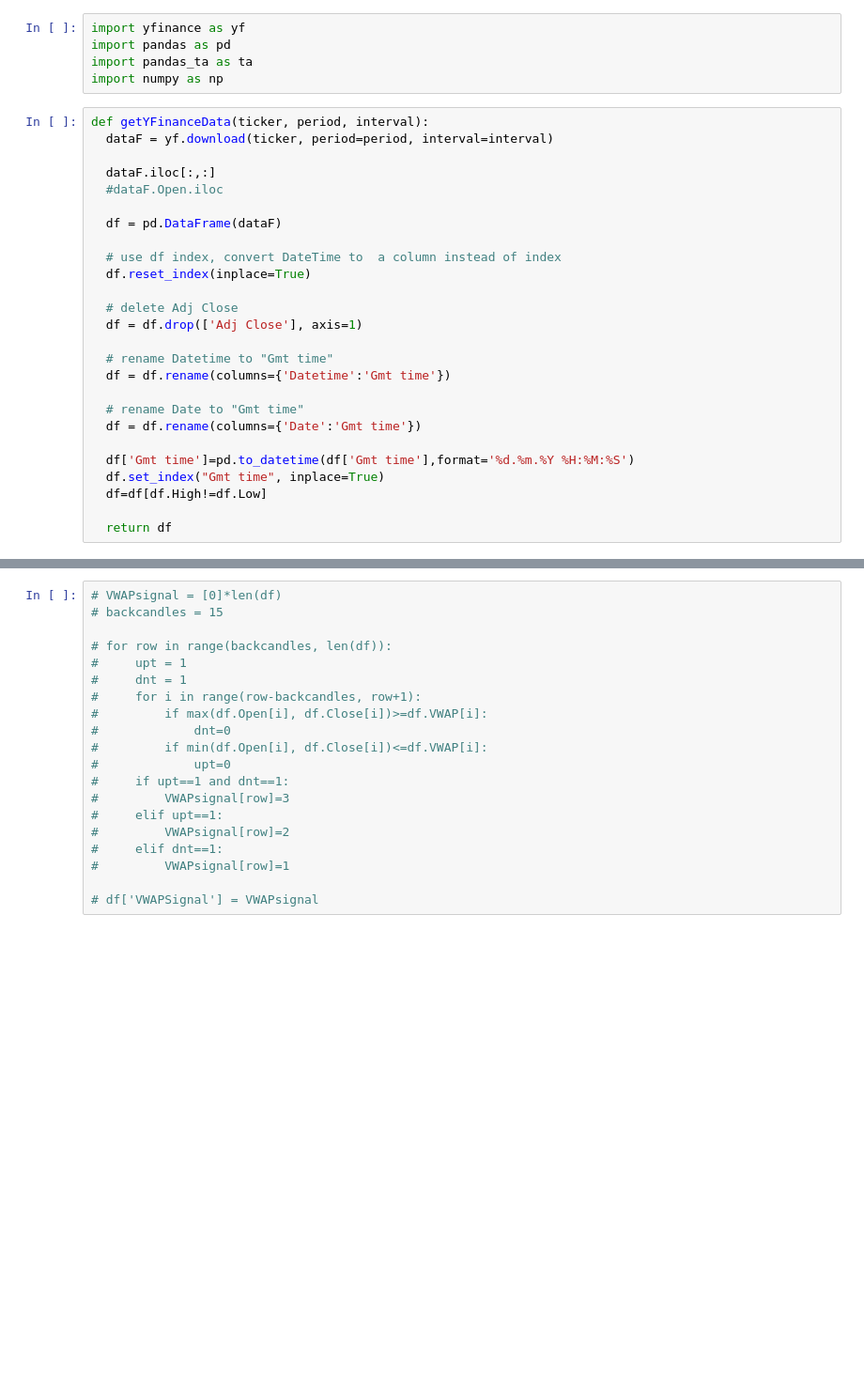
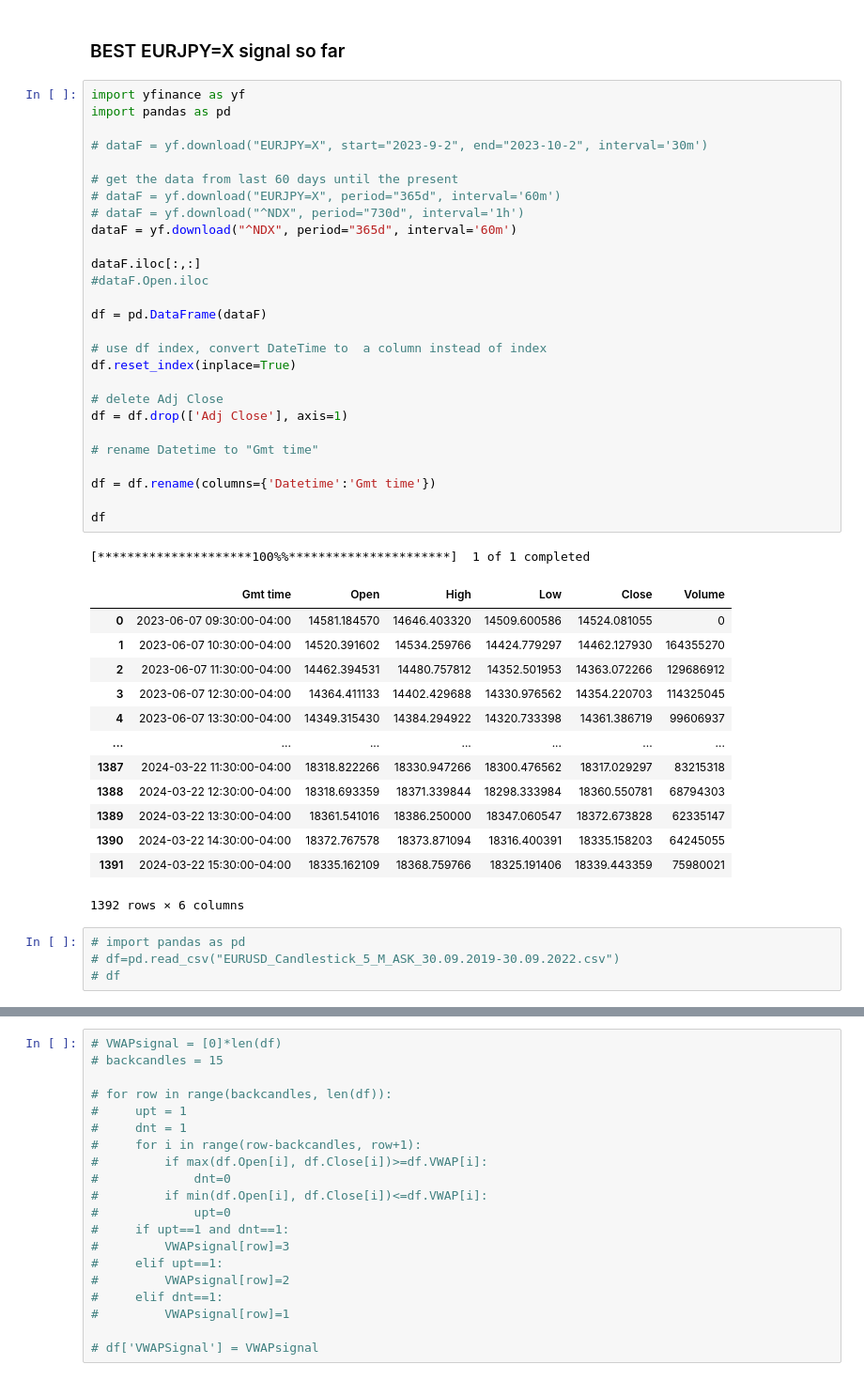
Before and after one commit to pointmekin/quant-trading-backtests, a Jupyter notebook: macd strategy/macd-march-2024.ipynb, the cells around one changed output, grey strips where cells are left out. Shown at 94% size. Cells and saved outputs as stored; diff of their text form; blank space fills up the shorter version.

```diff
--- a/macd strategy/macd-march-2024.ipynb
+++ b/macd strategy/macd-march-2024.ipynb
@@ -1,31 +1,48 @@
+# %% [markdown]
+### BEST EURJPY=X signal so far
 # %%
 import yfinance as yf
 import pandas as pd
-import pandas_ta as ta
-import numpy as np
+
+# dataF = yf.download("EURJPY=X", start="2023-9-2", end="2023-10-2", interval='30m')
+
+# get the data from last 60 days until the present
+# dataF = yf.download("EURJPY=X", period="365d", interval='60m')
+# dataF = yf.download("^NDX", period="730d", interval='1h')
+dataF = yf.download("^NDX", period="365d", interval='60m')
+
+dataF.iloc[:,:]
+#dataF.Open.iloc
+
+df = pd.DataFrame(dataF)
+
+# use df index, convert DateTime to  a column instead of index
+df.reset_index(inplace=True)
+
+# delete Adj Close
+df = df.drop(['Adj Close'], axis=1)
+
+# rename Datetime to "Gmt time"
+
+df = df.rename(columns={'Datetime':'Gmt time'})
+
+df
+# %% [output]
+[*********************100%%**********************]  1 of 1 completed
+|  | Gmt time | Open | High | Low | Close | Volume |
+| 0 | 2023-06-07 09:30:00-04:00 | 14581.184570 | 14646.403320 | 14509.600586 | 14524.081055 | 0 |
+| 1 | 2023-06-07 10:30:00-04:00 | 14520.391602 | 14534.259766 | 14424.779297 | 14462.127930 | 164355270 |
+| 2 | 2023-06-07 11:30:00-04:00 | 14462.394531 | 14480.757812 | 14352.501953 | 14363.072266 | 129686912 |
+| 3 | 2023-06-07 12:30:00-04:00 | 14364.411133 | 14402.429688 | 14330.976562 | 14354.220703 | 114325045 |
+| 4 | 2023-06-07 13:30:00-04:00 | 14349.315430 | 14384.294922 | 14320.733398 | 14361.386719 | 99606937 |
+| ... | ... | ... | ... | ... | ... | ... |
+| 1387 | 2024-03-22 11:30:00-04:00 | 18318.822266 | 18330.947266 | 18300.476562 | 18317.029297 | 83215318 |
+| 1388 | 2024-03-22 12:30:00-04:00 | 18318.693359 | 18371.339844 | 18298.333984 | 18360.550781 | 68794303 |
+| 1389 | 2024-03-22 13:30:00-04:00 | 18361.541016 | 18386.250000 | 18347.060547 | 18372.673828 | 62335147 |
+| 1390 | 2024-03-22 14:30:00-04:00 | 18372.767578 | 18373.871094 | 18316.400391 | 18335.158203 | 64245055 |
+| 1391 | 2024-03-22 15:30:00-04:00 | 18335.162109 | 18368.759766 | 18325.191406 | 18339.443359 | 75980021 |
+1392 rows × 6 columns
 # %%
-def getYFinanceData(ticker, period, interval):
-  dataF = yf.download(ticker, period=period, interval=interval)
-
-  dataF.iloc[:,:]
-  #dataF.Open.iloc
-
-  df = pd.DataFrame(dataF)
-
-  # use df index, convert DateTime to  a column instead of index
-  df.reset_index(inplace=True)
-
-  # delete Adj Close
-  df = df.drop(['Adj Close'], axis=1)
-
-  # rename Datetime to "Gmt time"
-  df = df.rename(columns={'Datetime':'Gmt time'})
-
-  # rename Date to "Gmt time"
-  df = df.rename(columns={'Date':'Gmt time'})
-
-  df['Gmt time']=pd.to_datetime(df['Gmt time'],format='%d.%m.%Y %H:%M:%S')
-  df.set_index("Gmt time", inplace=True)
-  df=df[df.High!=df.Low]
-
-  return df
+# import pandas as pd
+# df=pd.read_csv("EURUSD_Candlestick_5_M_ASK_30.09.2019-30.09.2022.csv")
+# df
```
Also changed, not shown: parts of 18 cells of this notebook.
